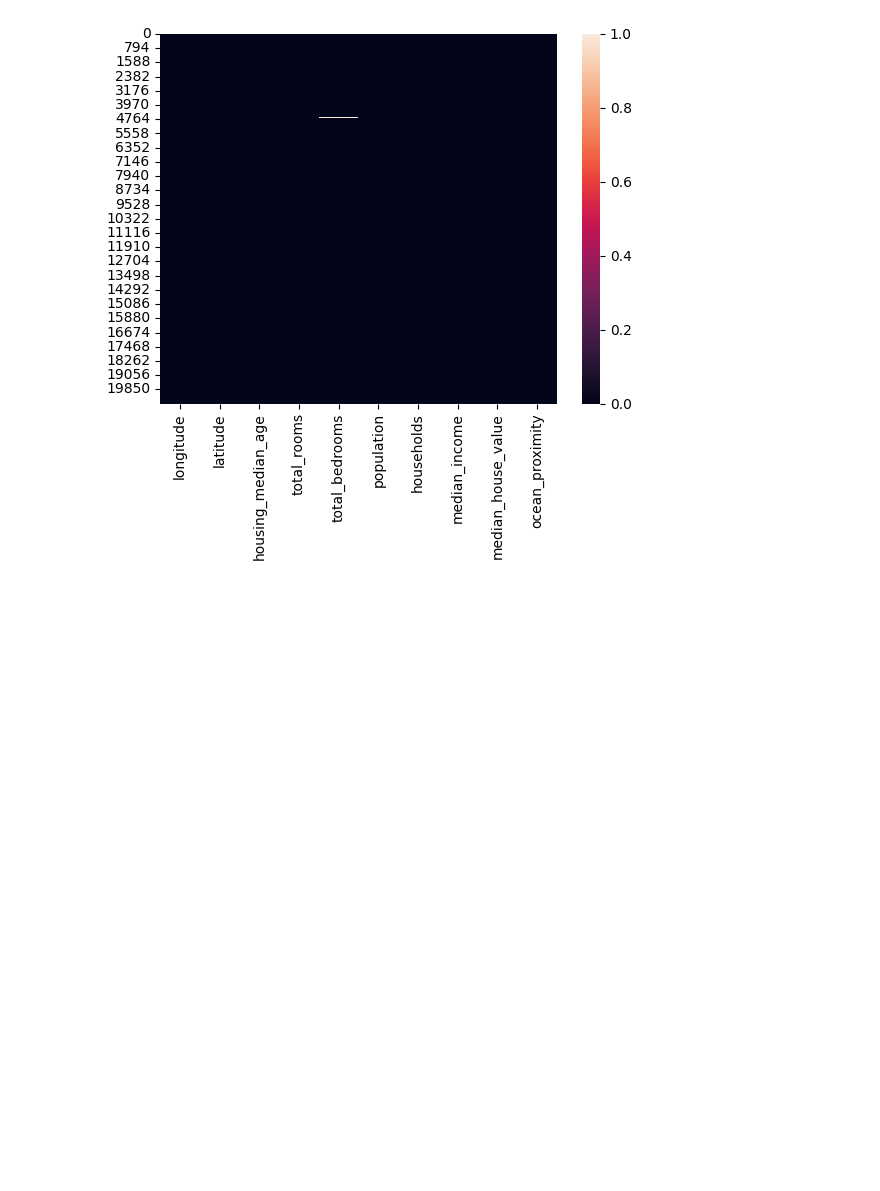
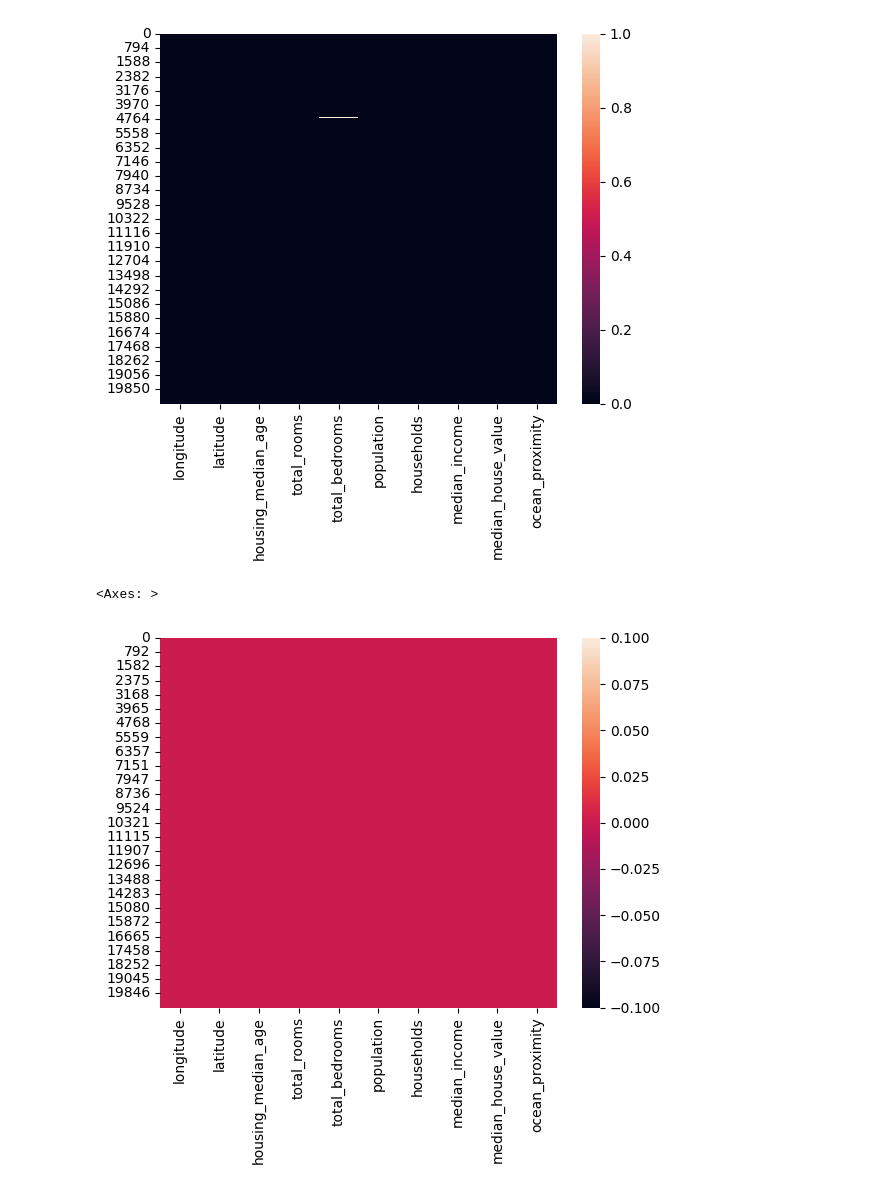
Before and after one commit to Mickel26/HousingPricePredictor, a Jupyter notebook: housingpricepredictor.ipynb, the cells around one changed output. Cells and saved outputs as stored; diff of their text form; code cells hidden in the pictures; blank space fills up the shorter version.

```diff
--- a/housingpricepredictor.ipynb
+++ b/housingpricepredictor.ipynb
@@ -26,6 +27,12 @@ sns.heatmap(df.isnull())
 # %% [output]
 <Axes: >
 [figure]
+# %%
+df.dropna(inplace=True)
+sns.heatmap(df.isnull())
+# %% [output]
+<Axes: >
+[figure, added]
 # %%
 df.ocean_proximity = df.ocean_proximity.astype('category', copy=False)
 df.ocean_proximity.value_counts().plot(kind='bar')
```
Also changed, not shown: parts of 4 cells of this notebook.
